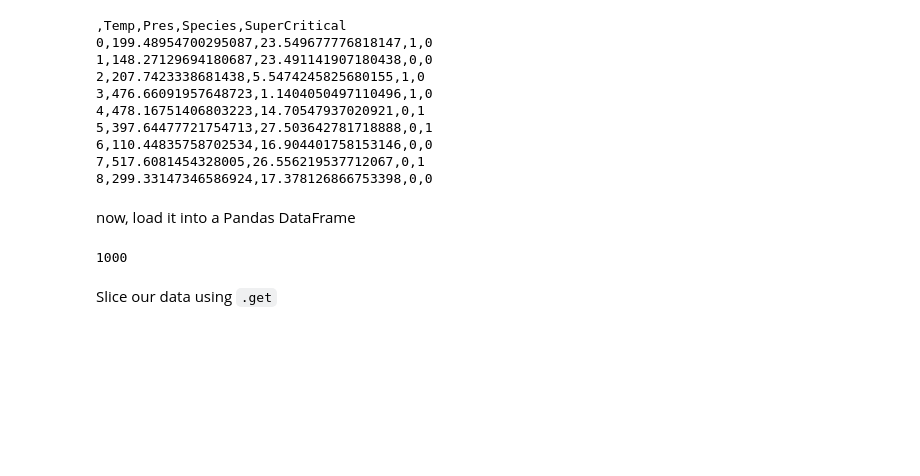
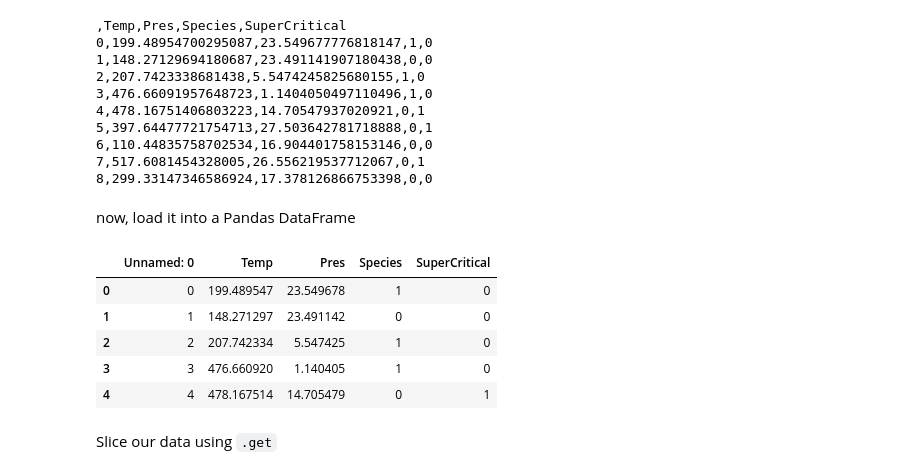
Before and after one commit to Bartel-Group/Su25-hsi-ml-solid-state-chem, a Jupyter notebook: modules/notebooks/lab2_intro-to-python.ipynb, the cells around one changed output. Saved outputs shown, nothing was run; the diff lists cells and outputs as text; code cells hidden in the pictures; blank space fills up the shorter version.

```diff
--- a/modules/notebooks/lab2_intro-to-python.ipynb
+++ b/modules/notebooks/lab2_intro-to-python.ipynb
@@ -352,10 +360,14 @@ now, load it into a Pandas DataFrame
 # %%
 data_file = os.path.join(data_dir, 'supercritical.csv')
 df = pd.read_csv(data_file)
 df.head()
-len(df)
 # %% [output]
-1000
+|  | Unnamed: 0 | Temp | Pres | Species | SuperCritical |
+| 0 | 0 | 199.489547 | 23.549678 | 1 | 0 |
+| 1 | 1 | 148.271297 | 23.491142 | 0 | 0 |
+| 2 | 2 | 207.742334 | 5.547425 | 1 | 0 |
+| 3 | 3 | 476.660920 | 1.140405 | 1 | 0 |
+| 4 | 4 | 478.167514 | 14.705479 | 0 | 1 |
 # %% [markdown]
 Slice our data using `.get`
 # %%
```
Also changed, not shown: parts of 8 cells of this notebook, 2 other files.
